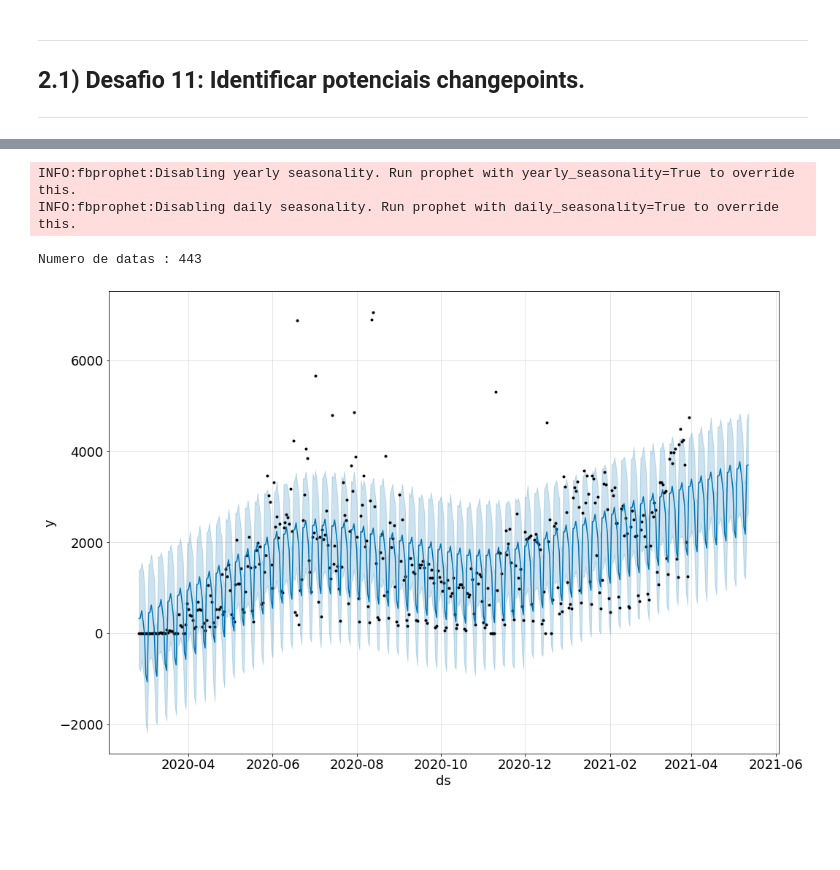
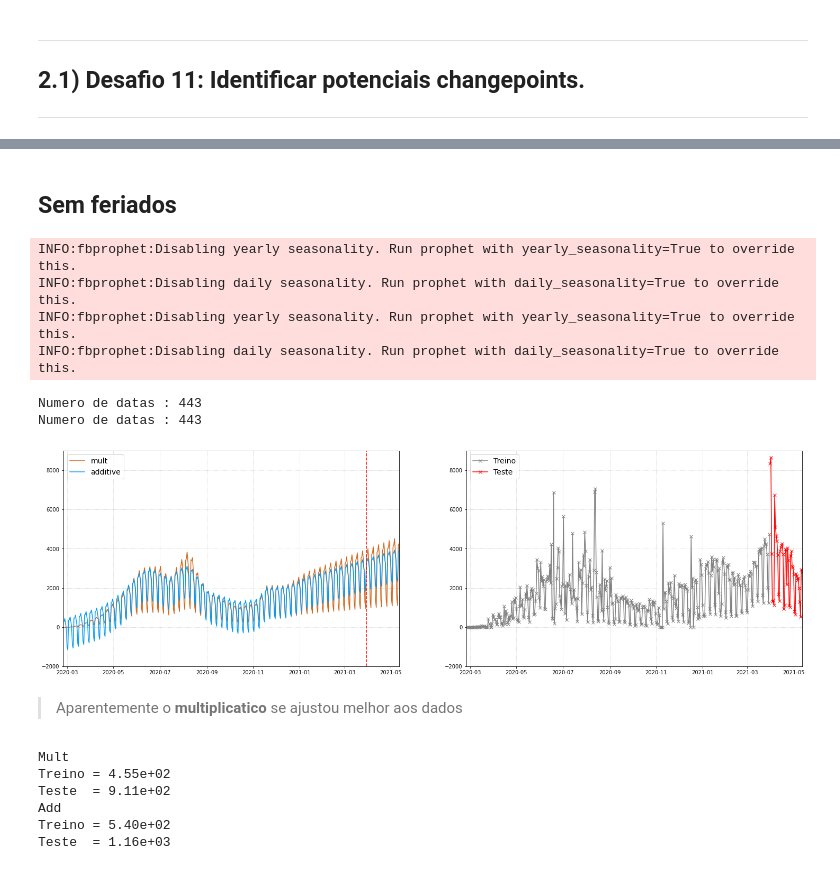
Before and after one commit to HenriqueCCdA/bootCampAluraDataScience, a Jupyter notebook: modulo3/desafios/Desafio_aula4_modulo3.ipynb, the cells around one changed output, grey strips where cells are left out. Cells and saved outputs as stored; diff of their text form; code cells hidden in the pictures; blank space fills up the shorter version.

```diff
--- a/modulo3/desafios/Desafio_aula4_modulo3.ipynb
+++ b/modulo3/desafios/Desafio_aula4_modulo3.ipynb
@@ -86,8 +142,3 @@ dados_sp.shape
 ---
 ## 2.1) Desafio 11: Identificar potenciais changepoints.
 ---
-# %%
-mpl.rcParams['font.size'] = 18
-mpl.rcParams['figure.figsize'] = (15,8)
-# %%
-dados_sp['media_movel_casos'] = dados_sp['casos_novos'].rolling(window=14, center=False).mean()
@@ -202,11 +144,0 @@ INFO:fbprophet:Disabling daily seasonality. Run prophet with daily_seasonality=T
-# %%
-fig, ax = plt.subplots(figsize=(15,10))
-
-plt.plot(previsao['ds'], previsao['yhat'], label = 'auto')
-plt.plot(previsao_meu_changepoints['ds'], previsao_meu_changepoints['yhat'], label = 'manual')
-
-#a = add_changepoints_to_plot(ax, previsao_meu_changepoints, previsao_meu_changepoints)
-
-plt.ylim(-2000, 9000)
-plt.legend()
-plt.show()
@@ -221,11 +145,37 @@ plt.show()
+# %% [markdown]
+## Sem feriados
 # %%
-df_treino, df_teste = treino_teste(dados_sp, 400, "casos_novos")
-modelo, previsao = treinamento(periodo = 43, df_treino = df_treino)
+df_treino, df_teste = treino_teste(dados_sp, 400, 'casos_novos')
+modelo_add, previsao_add = treinamento(43, df_treino, cps=10.0, sm = '+')
+modelo_mult, previsao_mult = treinamento(43, df_treino, cps=10.0, sm = '*')
 # %% [output]
 INFO:fbprophet:Disabling yearly seasonality. Run prophet with yearly_seasonality=True to override this.
 INFO:fbprophet:Disabling daily seasonality. Run prophet with daily_seasonality=True to override this.
+INFO:fbprophet:Disabling yearly seasonality. Run prophet with yearly_seasonality=True to override this.
+INFO:fbprophet:Disabling daily seasonality. Run prophet with daily_seasonality=True to override this.
 Numero de datas : 443
+Numero de datas : 443
-# %%
-fig = modelo.plot(previsao, figsize=(15,10))
-# %% [output]
-[figure, removed]
+# %%
+fig, axs = plt.subplots(nrows = 1, ncols=2, figsize=(25,7.5))
+
+limete_treino = df_treino.iloc[-1][0]
+
+axs[0].plot(previsao_mult['ds'], previsao_mult['yhat'], label = 'mult', color='#D2691E')
+axs[0].plot(previsao_add['ds'], previsao_add['yhat']  , label = 'additive', color='#069AF3')
+
+axs[1].plot(df_treino['ds'], df_treino['y'], label = 'Treino', ls='-', marker='x', color='gray')
+axs[1].plot(df_teste['ds'], df_teste['y'], label = 'Teste', ls='-', marker='x', color='red')
+
+axs[0].axvline(limete_treino, color ='r', ls="--")
+
+for ax in axs:
+  ax.set_xlim(previsao_add.iloc[0][0], previsao_add.iloc[-1][0])
+  ax.set_ylim(-2000, 9000)
+  ax.legend(fontsize=14)
+  ax.grid(ls=':', color='silver')
+
+plt.show()
+# %% [output]
+[figure, added]
+# %% [markdown]
+> Aparentemente o **multiplicatico** se ajustou melhor aos dados
@@ -231,0 +193,14 @@ fig = modelo.plot(previsao, figsize=(15,10))
+# %%
+from sklearn.metrics import mean_absolute_error as metrica
+
+print('Mult')
+avalia_metrica(metrica, df_treino, df_teste, previsao_mult)
+print('Add')
+avalia_metrica(metrica, df_treino, df_teste, previsao_add)
+# %% [output]
+Mult
+Treino = 4.55e+02
+Teste  = 9.11e+02
+Add
+Treino = 5.40e+02
+Teste  = 1.16e+03
```
Also changed, not shown: parts of 22 cells of this notebook.
